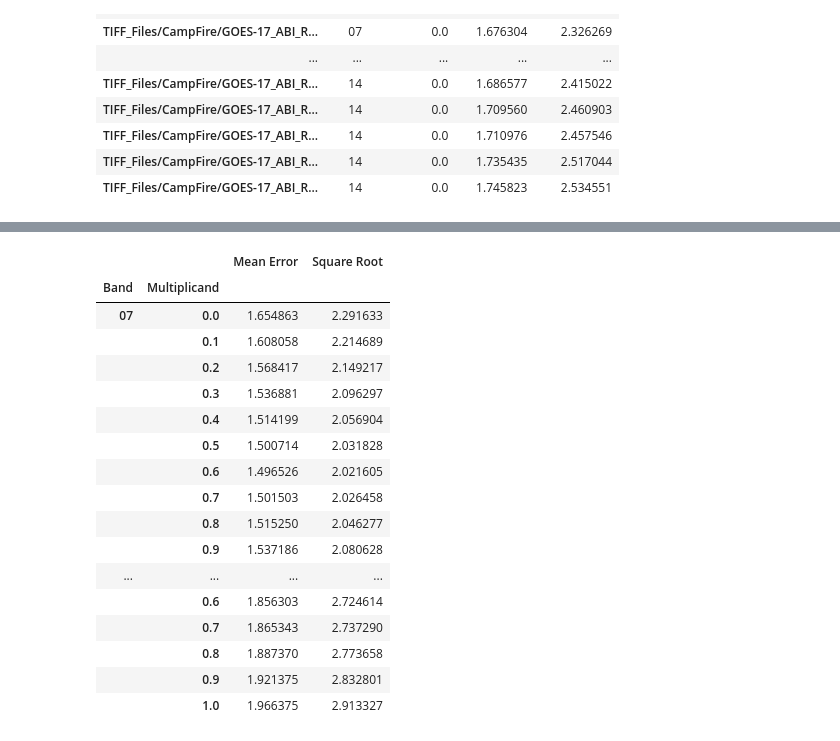
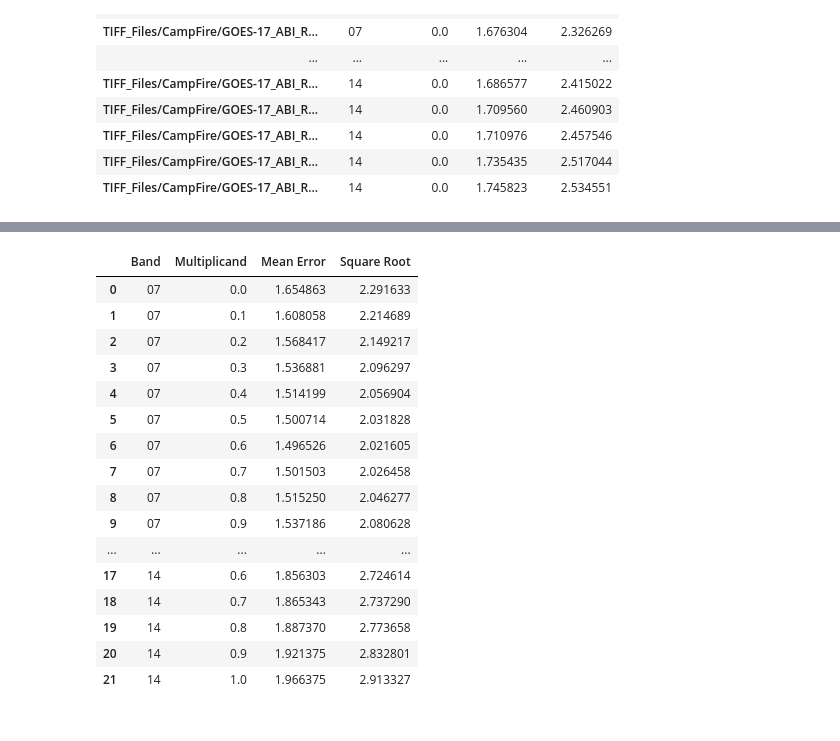
Before and after one commit to ccny-glasslab/Fires, a Jupyter notebook: JC_laplace_multiplicand.ipynb, the cells around one changed output, grey strips where cells are left out. Drawn from its saved outputs; the diff is of its cells as text; code cells hidden in the pictures.

```diff
--- a/JC_laplace_multiplicand.ipynb
+++ b/JC_laplace_multiplicand.ipynb
@@ -124,23 +119,23 @@ dtype: object
 # %%
 #the correct dataframe!!
-df.groupby(['Band', 'Multiplicand']).mean()
+df = df_all
+df.groupby(['Band', 'Multiplicand']).mean().reset_index()
 # %% [output]
-|  |  | Mean Error | Square Root |
-| Band | Multiplicand |  |  |
-| 07 | 0.0 | 1.654863 | 2.291633 |
-|  | 0.1 | 1.608058 | 2.214689 |
-|  | 0.2 | 1.568417 | 2.149217 |
-|  | 0.3 | 1.536881 | 2.096297 |
-|  | 0.4 | 1.514199 | 2.056904 |
-|  | 0.5 | 1.500714 | 2.031828 |
-|  | 0.6 | 1.496526 | 2.021605 |
-|  | 0.7 | 1.501503 | 2.026458 |
-|  | 0.8 | 1.515250 | 2.046277 |
-|  | 0.9 | 1.537186 | 2.080628 |
-| ... | ... | ... | ... |
-|  | 0.6 | 1.856303 | 2.724614 |
-|  | 0.7 | 1.865343 | 2.737290 |
-|  | 0.8 | 1.887370 | 2.773658 |
-|  | 0.9 | 1.921375 | 2.832801 |
-|  | 1.0 | 1.966375 | 2.913327 |
+|  | Band | Multiplicand | Mean Error | Square Root |
+| 0 | 07 | 0.0 | 1.654863 | 2.291633 |
+| 1 | 07 | 0.1 | 1.608058 | 2.214689 |
+| 2 | 07 | 0.2 | 1.568417 | 2.149217 |
+| 3 | 07 | 0.3 | 1.536881 | 2.096297 |
+| 4 | 07 | 0.4 | 1.514199 | 2.056904 |
+| 5 | 07 | 0.5 | 1.500714 | 2.031828 |
+| 6 | 07 | 0.6 | 1.496526 | 2.021605 |
+| 7 | 07 | 0.7 | 1.501503 | 2.026458 |
+| 8 | 07 | 0.8 | 1.515250 | 2.046277 |
+| 9 | 07 | 0.9 | 1.537186 | 2.080628 |
+| ... | ... | ... | ... | ... |
+| 17 | 14 | 0.6 | 1.856303 | 2.724614 |
+| 18 | 14 | 0.7 | 1.865343 | 2.737290 |
+| 19 | 14 | 0.8 | 1.887370 | 2.773658 |
+| 20 | 14 | 0.9 | 1.921375 | 2.832801 |
+| 21 | 14 | 1.0 | 1.966375 | 2.913327 |
 # %%
```
Also changed, not shown: parts of 4 cells of this notebook, 1 other file.
